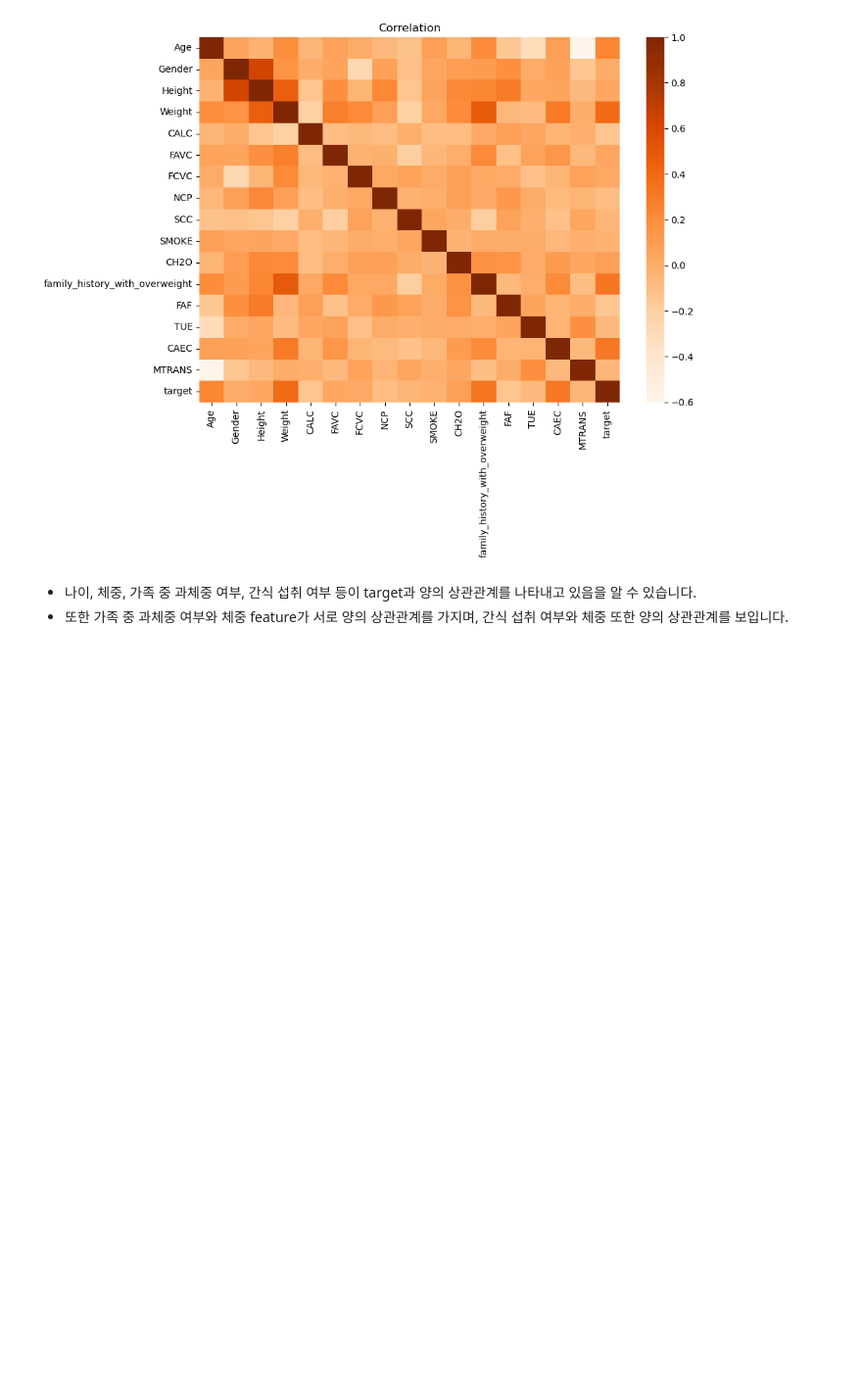
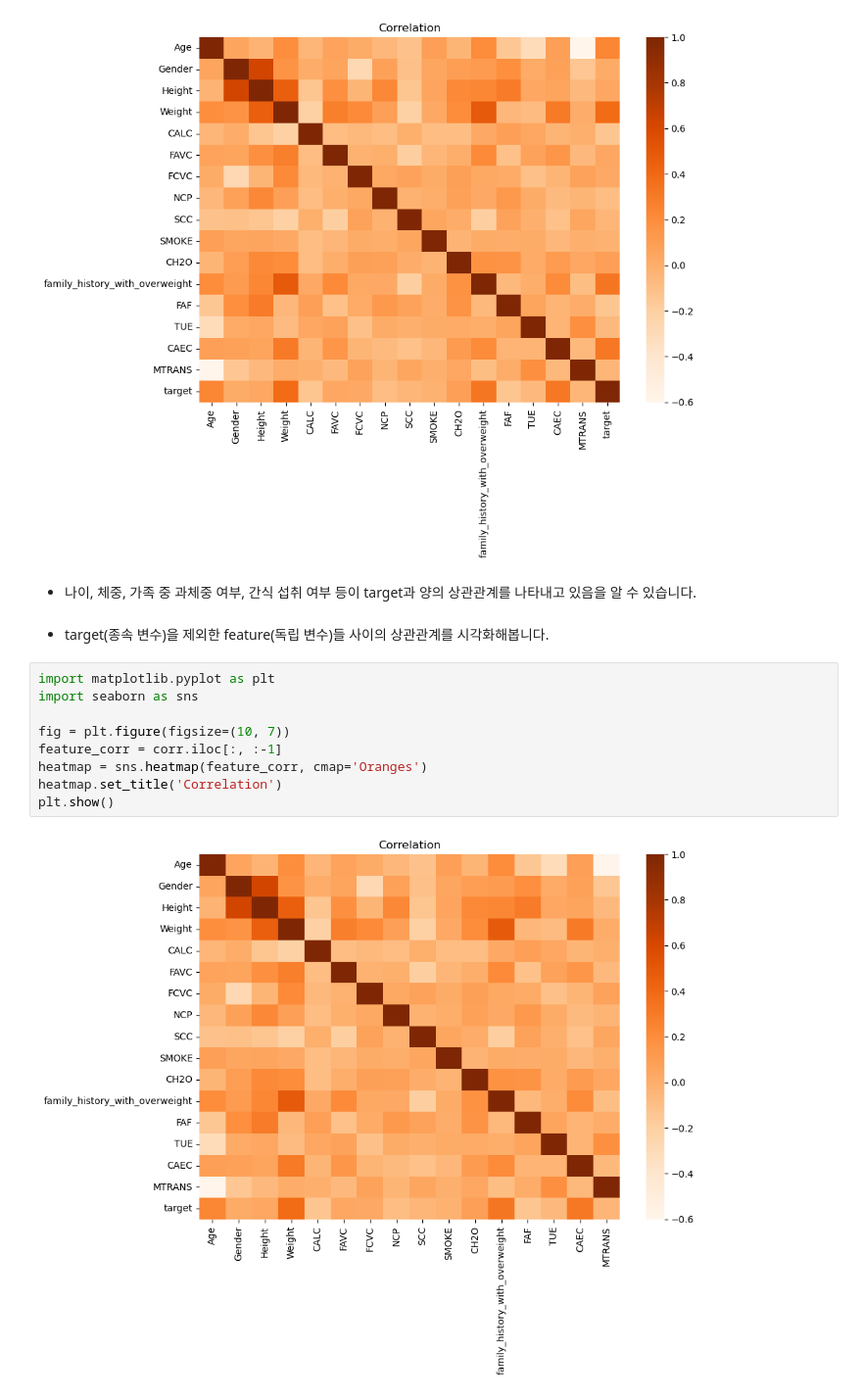
Before and after one commit to hyuncoding/ai_project, a Jupyter notebook: obesity_classification.ipynb, the cells around one changed output. Shown at 98% size. Drawn from its saved outputs; the diff is of its cells as text; blank space fills up the shorter version.

```diff
--- a/obesity_classification.ipynb
+++ b/obesity_classification.ipynb
@@ -303,5 +303,17 @@ plt.show()
 [figure]
 # %% [markdown]
 - 나이, 체중, 가족 중 과체중 여부, 간식 섭취 여부 등이 target과 양의 상관관계를 나타내고 있음을 알 수 있습니다.
-- 또한 가족 중 과체중 여부와 체중 feature가 서로 양의 상관관계를 가지며, 간식 섭취 여부와 체중 또한 양의 상관관계를 보입니다.
+# %% [markdown]
+- target(종속 변수)을 제외한 feature(독립 변수)들 사이의 상관관계를 시각화해봅니다.
+# %%
+import matplotlib.pyplot as plt
+import seaborn as sns
+
+fig = plt.figure(figsize=(10, 7))
+feature_corr = corr.iloc[:, :-1]
+heatmap = sns.heatmap(feature_corr, cmap='Oranges')
+heatmap.set_title('Correlation')
+plt.show()
+# %% [output]
+[figure, added]
 # %% [markdown]
```
Also changed, not shown: parts of 105 cells of this notebook, 6 other files.
